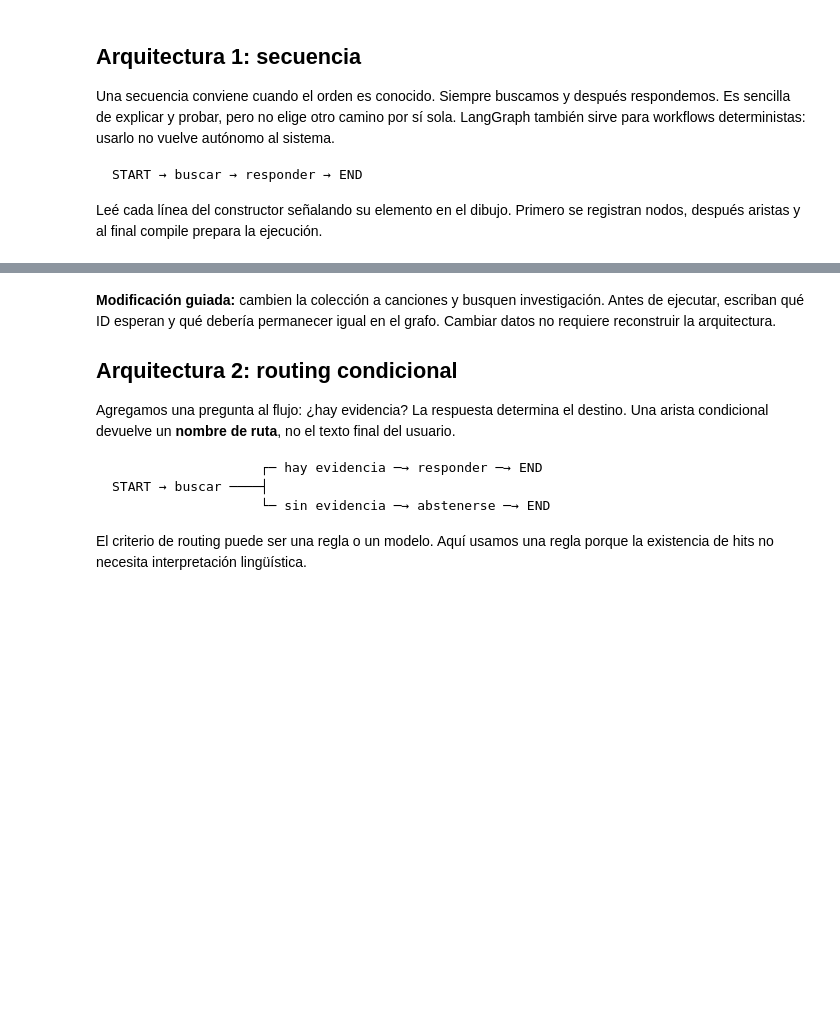
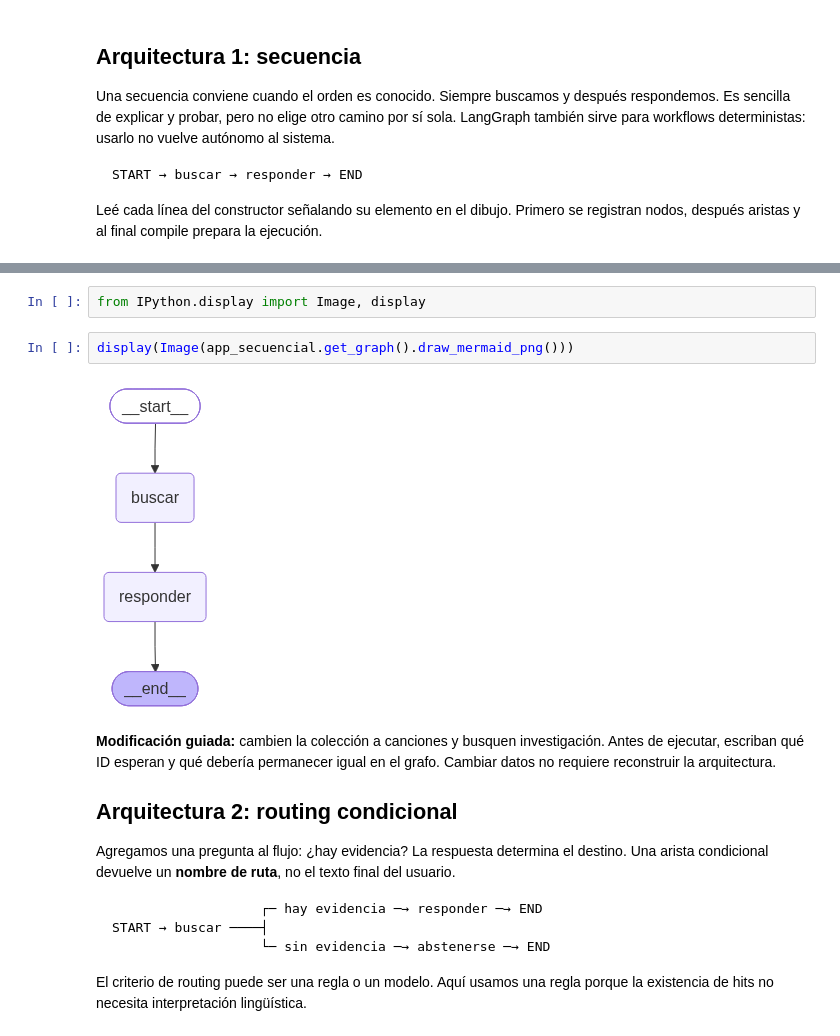
Before and after one commit to carlosjimenez88M/henry-ai-engineering, a Jupyter notebook: clases/02_langchain_rag.ipynb, the cells around one changed output, grey strips where cells are left out. Drawn from its saved outputs; the diff is of its cells as text; blank space fills up the shorter version.

```diff
--- a/clases/02_langchain_rag.ipynb
+++ b/clases/02_langchain_rag.ipynb
@@ -212,3 +245,9 @@ print(resultado["answer"])
+# %%
+from IPython.display import Image, display
+# %%
+display(Image(app_secuencial.get_graph().draw_mermaid_png()))
+# %% [output]
+[figure, added]
 # %% [markdown]
 **Modificación guiada:** cambien la colección a canciones y busquen
 investigación. Antes de ejecutar, escriban qué ID esperan y qué debería permanecer
```
Also changed, not shown: parts of 11 cells of this notebook, 6 other files.
